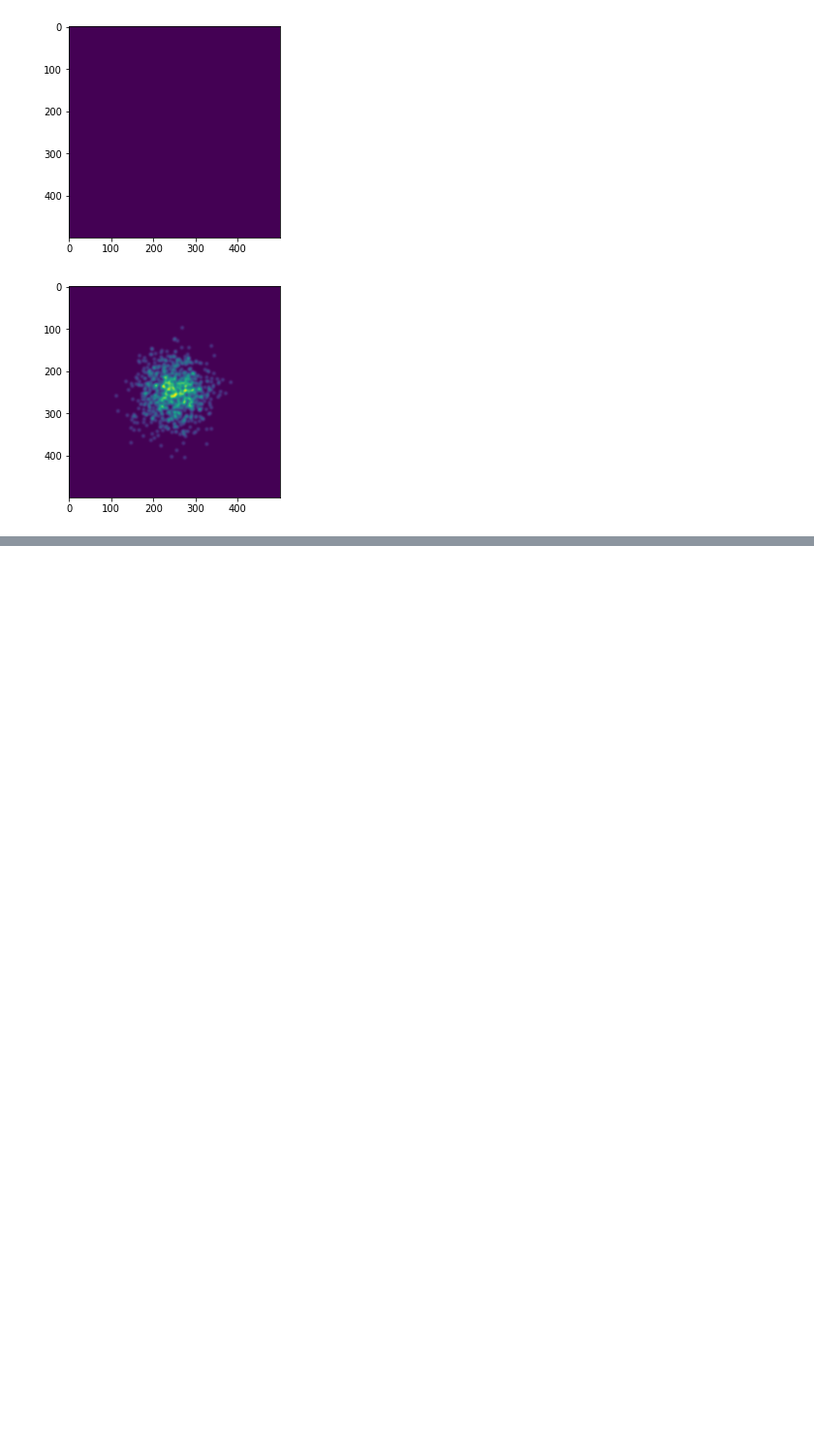
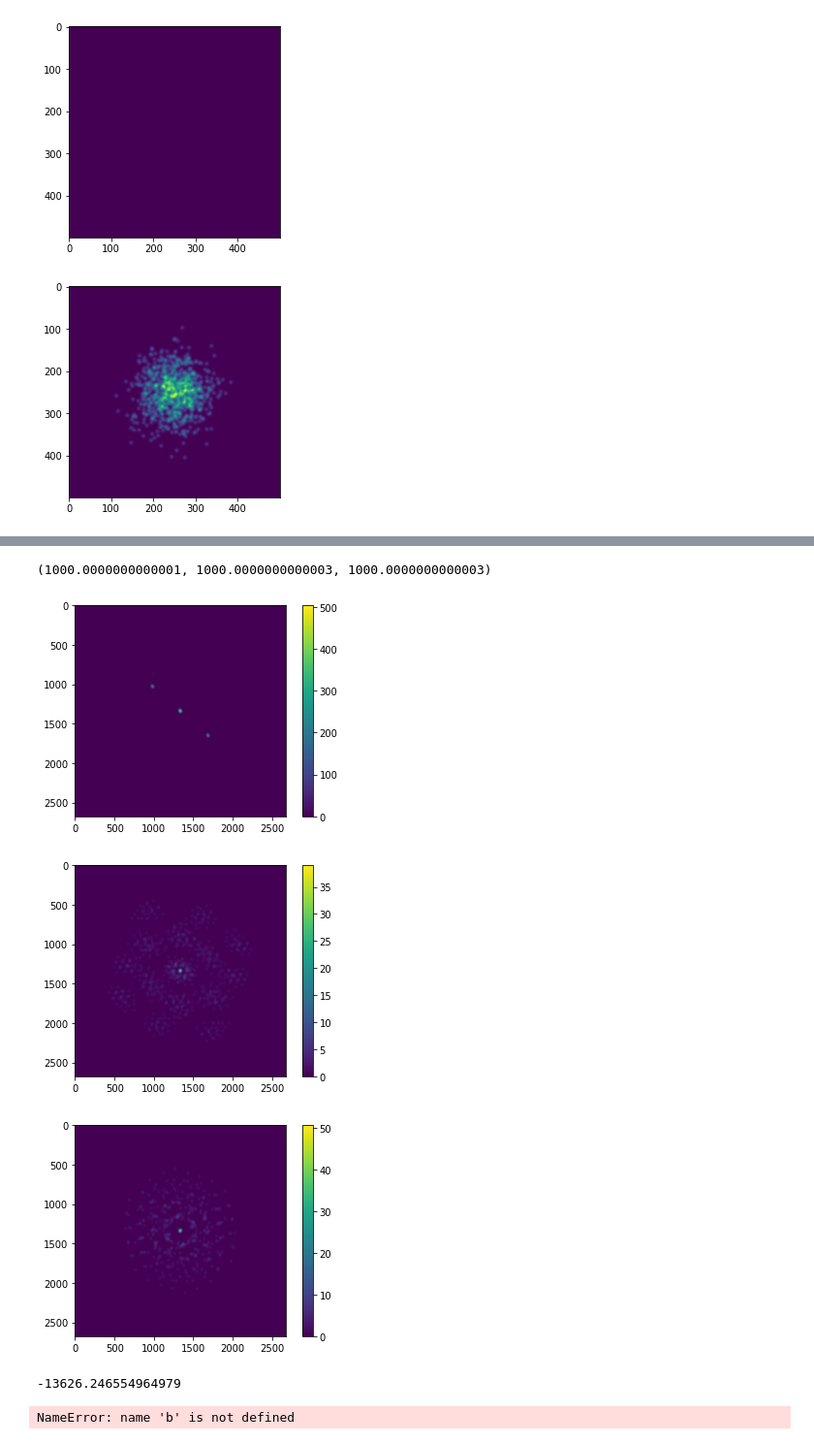
Before and after one commit to lukas-judith/spatial-point-pattern-analysis, a Jupyter notebook: toy_data_studies.ipynb, the cells around one changed output, grey strips where cells are left out. Shown: that part at 97% size. Cells and saved outputs as stored; diff of their text form; code cells hidden in the pictures; blank space fills up the shorter version.

```diff
--- a/toy_data_studies.ipynb
+++ b/toy_data_studies.ipynb
@@ -438,0 +482,36 @@ plt.show()
+# %%
+np.sum(disp), np.sum(mask_csr), np.sum(cluster)
+# %% [output]
+(1000.0000000000001, 1000.0000000000003, 1000.0000000000003)
+# %%
+corr_disp = signal.correlate(disp, disp, method='fft')
+corr_cluster = signal.correlate(cluster, cluster, method='fft')
+corr_csr = signal.correlate(mask_csr, mask_csr, method='fft')
+corr_two_dots = signal.correlate(two_dots, two_dots, method='fft')
+
+
+plt.imshow(corr_two_dots)
+plt.colorbar()
+plt.show()
+plt.imshow(corr_cluster)#-corr_csr)
+plt.colorbar()
+plt.show()
+plt.imshow(corr_disp)#-corr_csr)
+plt.colorbar()
+plt.show()
+# %% [output]
+[figure, added]
+[figure, added]
+[figure, added]
+# %%
+b = np.load("K_data_averaged.npy")
+print(np.min(b[1]))
+# %% [output]
+-13626.246554964979
+# %%
+a = b[1]
+ts = a[0,:]
+Ks = a[1,:]
+np.min(Ks)
+# %% [output]
+NameError: name 'b' is not defined
```
Also changed, not shown: parts of 10 cells of this notebook, 9 other files.
